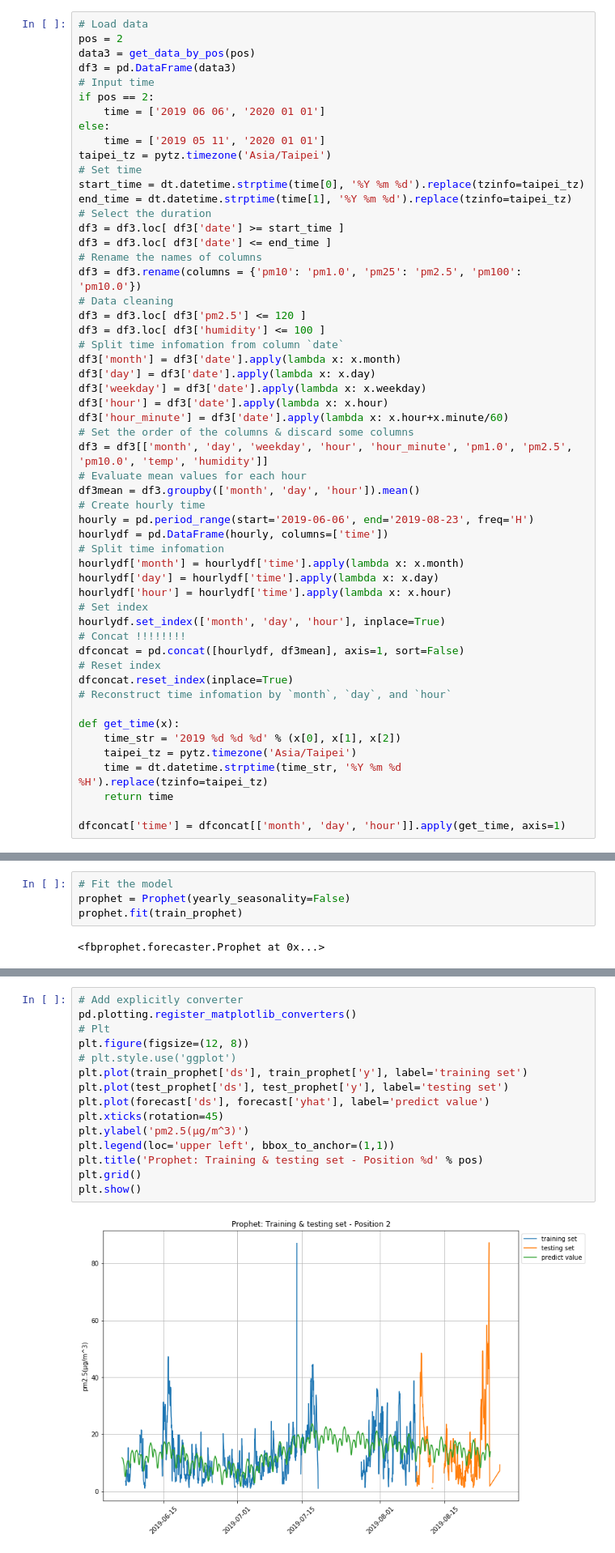
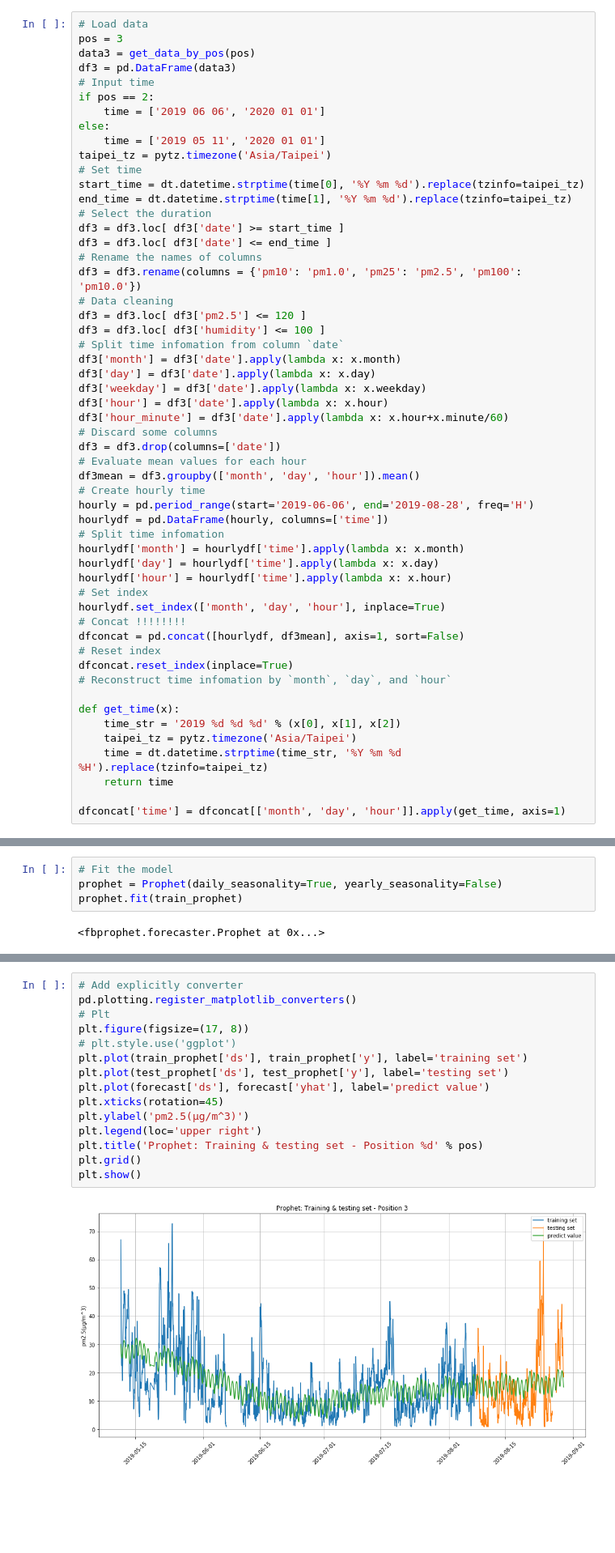
Before and after one commit to kevin110604/pm2.5_training, a Jupyter notebook: pm2.5_time_series.ipynb, the cells around one changed output, grey strips where cells are left out. Shown at 81% size. Saved outputs shown, nothing was run; the diff lists cells and outputs as text; blank space fills up the shorter version.

```diff
--- a/pm2.5_time_series.ipynb
+++ b/pm2.5_time_series.ipynb
@@ -85,7 +85,7 @@ def get_all_data():
 ## Prophet
 # %%
 # Load data
-pos = 2
+pos = 3
 data3 = get_data_by_pos(pos)
 df3 = pd.DataFrame(data3)
 # Input time
@@ -111,12 +111,12 @@ df3['day'] = df3['date'].apply(lambda x: x.day)
 df3['weekday'] = df3['date'].apply(lambda x: x.weekday)
 df3['hour'] = df3['date'].apply(lambda x: x.hour)
 df3['hour_minute'] = df3['date'].apply(lambda x: x.hour+x.minute/60)
-# Set the order of the columns & discard some columns
-df3 = df3[['month', 'day', 'weekday', 'hour', 'hour_minute', 'pm1.0', 'pm2.5', 'pm10.0', 'temp', 'humidity']]
+# Discard some columns
+df3 = df3.drop(columns=['date'])
 # Evaluate mean values for each hour
 df3mean = df3.groupby(['month', 'day', 'hour']).mean()
 # Create hourly time
-hourly = pd.period_range(start='2019-06-06', end='2019-08-23', freq='H')
+hourly = pd.period_range(start='2019-06-06', end='2019-08-28', freq='H')
 hourlydf = pd.DataFrame(hourly, columns=['time'])
 # Split time infomation
 hourlydf['month'] = hourlydf['time'].apply(lambda x: x.month)
@@ -186,6 +186,6 @@ train_prophet.head()
 # %%
 # Fit the model
-prophet = Prophet(yearly_seasonality=False)
+prophet = Prophet(daily_seasonality=True, yearly_seasonality=False)
 prophet.fit(train_prophet)
 # %% [output]
 <fbprophet.forecaster.Prophet at 0x...>
@@ -214,20 +214,20 @@ prophet.plot_components(forecast);
 # %%
 # Add explicitly converter
 pd.plotting.register_matplotlib_converters()
 # Plt
-plt.figure(figsize=(12, 8))
+plt.figure(figsize=(17, 8))
 # plt.style.use('ggplot')
 plt.plot(train_prophet['ds'], train_prophet['y'], label='training set')
 plt.plot(test_prophet['ds'], test_prophet['y'], label='testing set')
 plt.plot(forecast['ds'], forecast['yhat'], label='predict value')
 plt.xticks(rotation=45)
 plt.ylabel('pm2.5(μg/m^3)')
-plt.legend(loc='upper left', bbox_to_anchor=(1,1))
+plt.legend(loc='upper right')
 plt.title('Prophet: Training & testing set - Position %d' % pos)
 plt.grid()
 plt.show()
 # %% [output]
-[figure, old version]
+[figure, new version]
 # %%
 # Select the testing set part
 predict_y = forecast.loc[four_fifth_len:, ['ds', 'yhat']]
```
Also changed, not shown: parts of 9 cells of this notebook, 2 other files.
